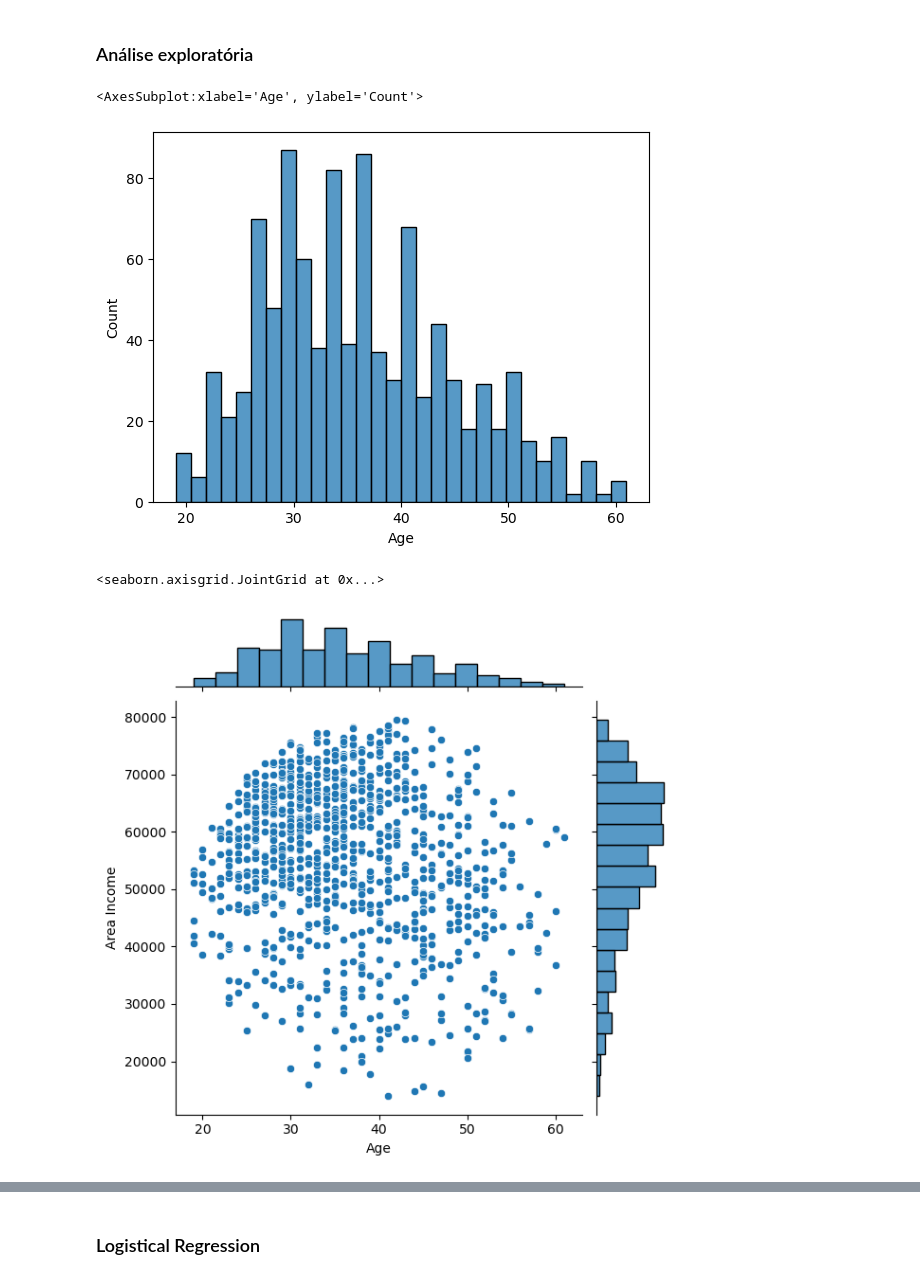
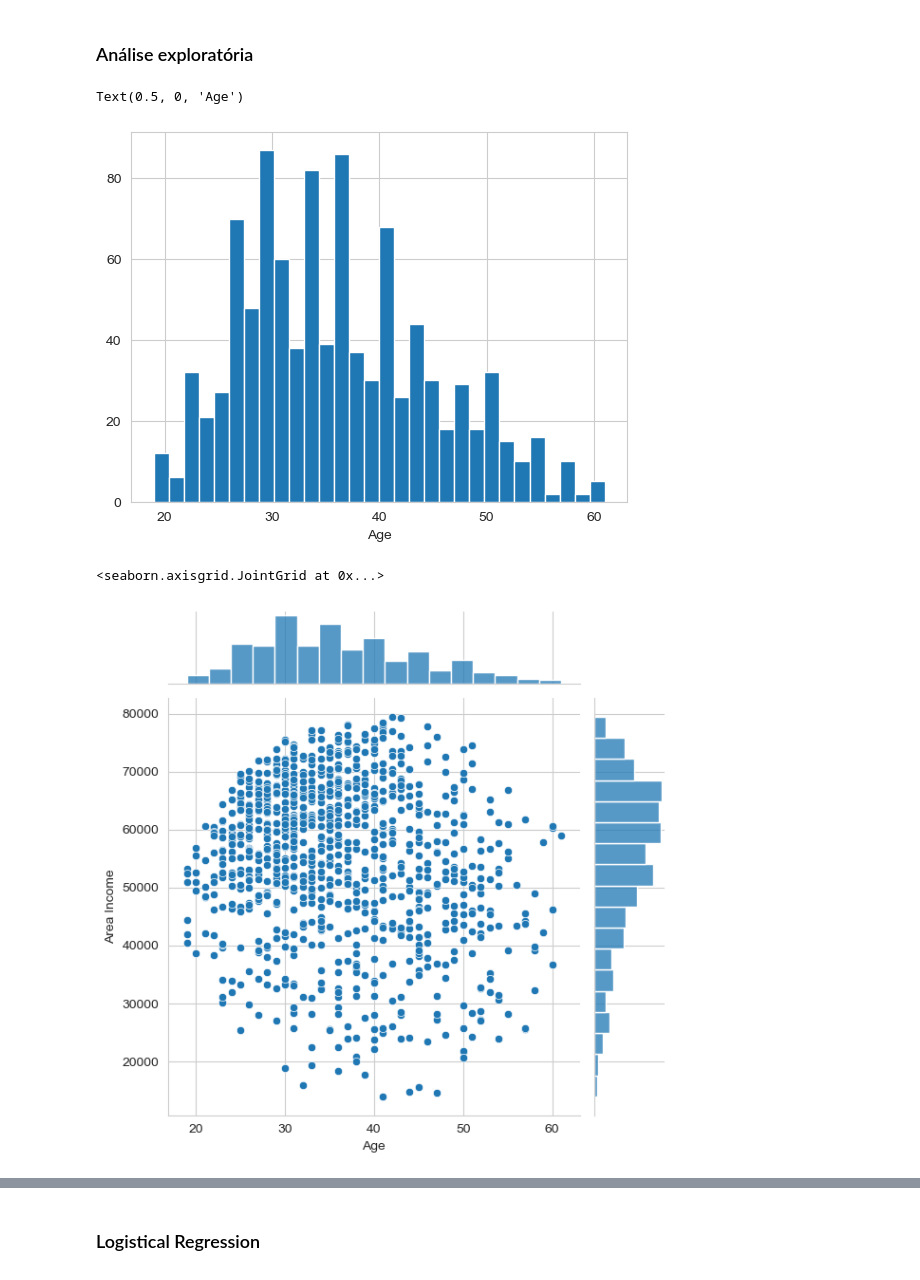
Before and after one commit to ArataKamikaze/AI_Class, a Jupyter notebook: assignments/logistical_regression_advertisements/log_reg.ipynb, the cells around one changed output, grey strips where cells are left out. Cells and saved outputs as stored; diff of their text form; code cells hidden in the pictures.

```diff
--- a/assignments/logistical_regression_advertisements/log_reg.ipynb
+++ b/assignments/logistical_regression_advertisements/log_reg.ipynb
@@ -56,14 +56,18 @@ memory usage: 78.2+ KB
 # %% [markdown]
 ### Análise exploratória
 # %%
-sns.histplot(x='Age', data=ad_data, bins=30)
+#sns.histplot(x='Age', data=ad_data, bins=30)
+
+sns.set_style('whitegrid')
+ad_data['Age'].hist(bins=30)
+plt.xlabel('Age')
 # %% [output]
-<AxesSubplot:xlabel='Age', ylabel='Count'>
+Text(0.5, 0, 'Age')
-[figure, old version]
+[figure, new version]
 # %%
 sns.jointplot(y='Area Income', x='Age', data=ad_data)
 # %% [output]
 <seaborn.axisgrid.JointGrid at 0x...>
-[figure, old version]
+[figure, new version]
 # %%
 
```
Also changed, not shown: parts of 11 cells of this notebook, 2 other files.
